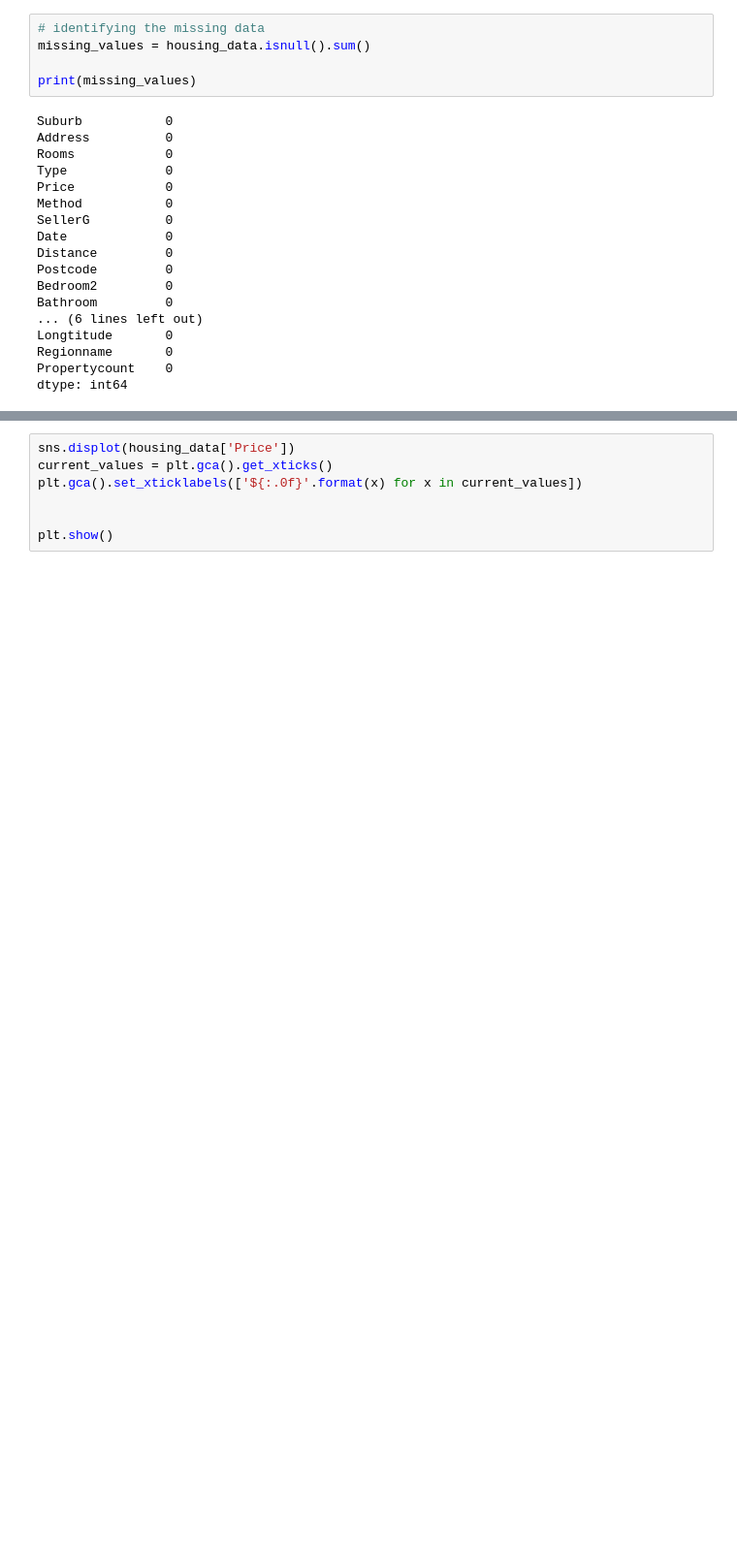
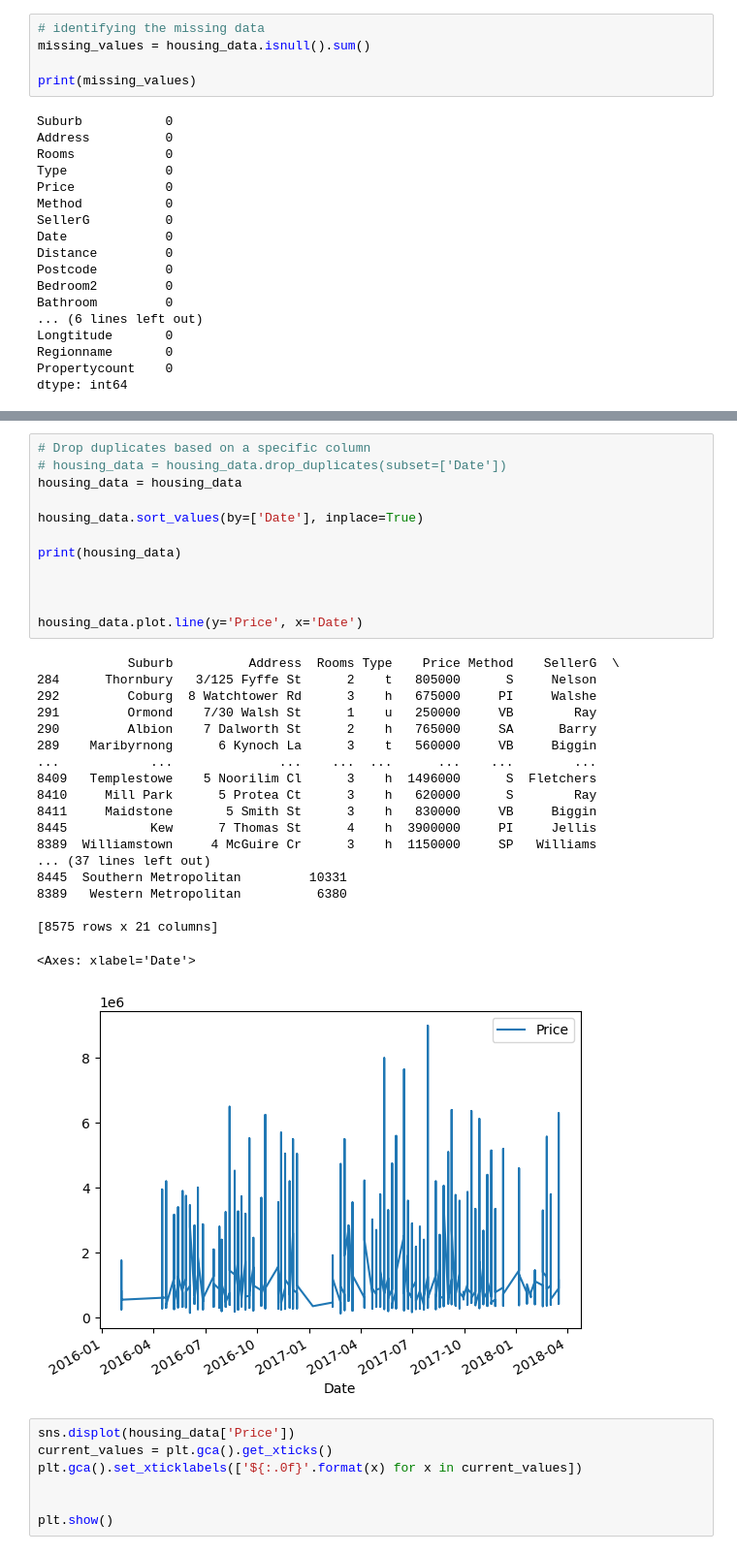
Before and after one commit to JakeRibeiro/HousingMarketAIModel, a Jupyter notebook: housingmodel.ipynb, the cells around one changed output, grey strips where cells are left out. Shown: that part at 97% size. Drawn from its saved outputs; the diff is of its cells as text; blank space fills up the shorter version.

```diff
--- a/housingmodel.ipynb
+++ b/housingmodel.ipynb
@@ -70,3 +72,35 @@ plt.show()
+# %%
+# Drop duplicates based on a specific column
+# housing_data = housing_data.drop_duplicates(subset=['Date'])
+housing_data = housing_data
+
+housing_data.sort_values(by=['Date'], inplace=True)
+
+print(housing_data)
+
+
+
+housing_data.plot.line(y='Price', x='Date')
+# %% [output]
+            Suburb          Address  Rooms Type    Price Method    SellerG  \
+284      Thornbury   3/125 Fyffe St      2    t   805000      S     Nelson
+292         Coburg  8 Watchtower Rd      3    h   675000     PI     Walshe
+291         Ormond    7/30 Walsh St      1    u   250000     VB        Ray
+290         Albion    7 Dalworth St      2    h   765000     SA      Barry
+289    Maribyrnong      6 Kynoch La      3    t   560000     VB     Biggin
+...            ...              ...    ...  ...      ...    ...        ...
+8409   Templestowe    5 Noorilim Cl      3    h  1496000      S  Fletchers
+8410     Mill Park      5 Protea Ct      3    h   620000      S        Ray
+8411     Maidstone       5 Smith St      3    h   830000     VB     Biggin
+8445           Kew      7 Thomas St      4    h  3900000     PI     Jellis
+8389  Williamstown     4 McGuire Cr      3    h  1150000     SP   Williams
+... (37 lines left out)
+8445  Southern Metropolitan         10331
+8389   Western Metropolitan          6380
+
+[8575 rows x 21 columns]
+<Axes: xlabel='Date'>
+[figure, added]
 # %%
 sns.displot(housing_data['Price'])
 current_values = plt.gca().get_xticks()
```
Also changed, not shown: parts of 24 cells of this notebook, 7 other files.
